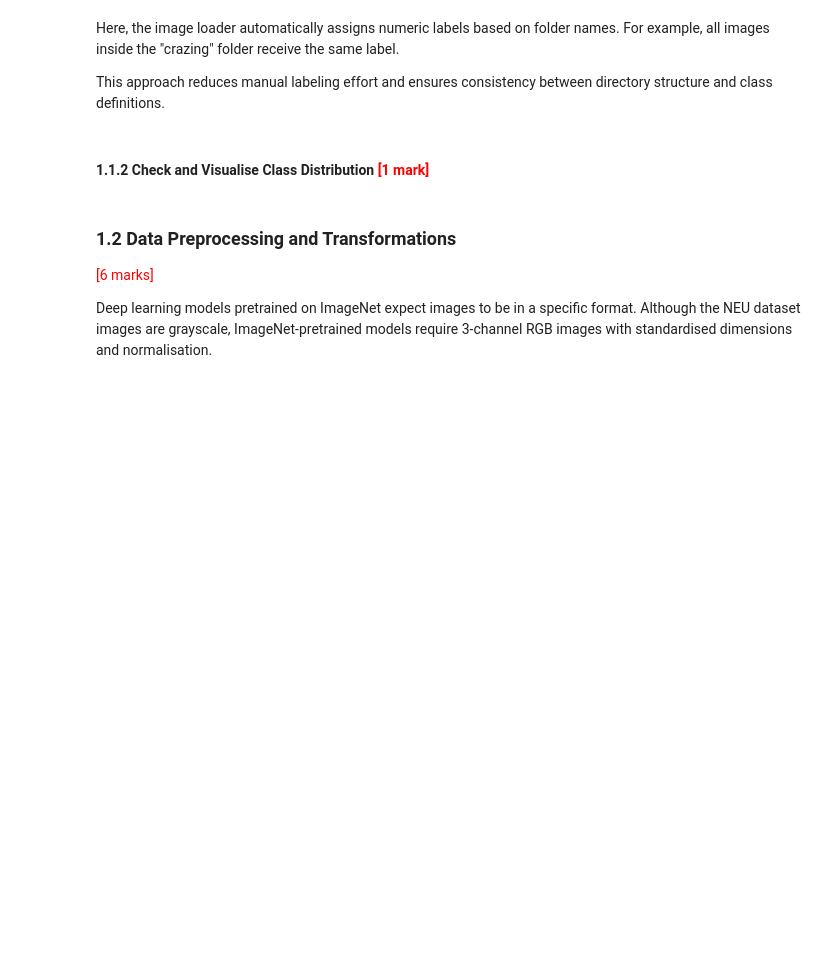
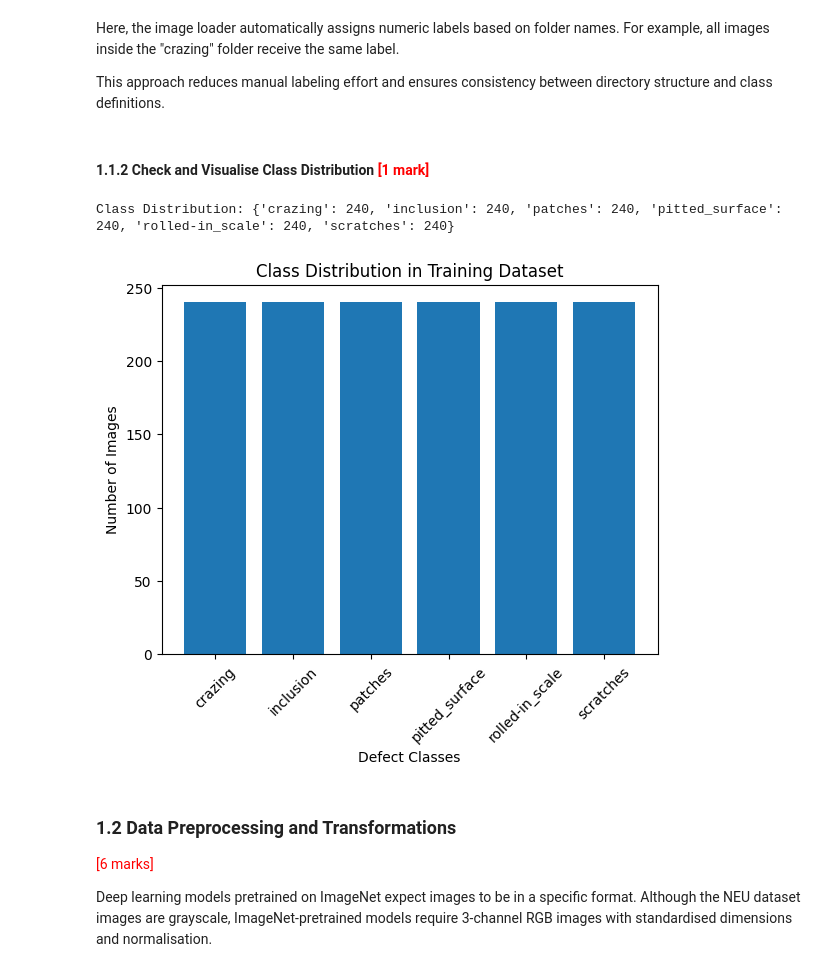
Before and after one commit to mithun6gowda/surface-defects, a Jupyter notebook: Transfer_Learning_Surface_Defect_Mithun_Gowda.ipynb, the cells around one changed output. Saved outputs shown, nothing was run; the diff lists cells and outputs as text; code cells hidden in the pictures; blank space fills up the shorter version.

```diff
--- a/Transfer_Learning_Surface_Defect_Mithun_Gowda.ipynb
+++ b/Transfer_Learning_Surface_Defect_Mithun_Gowda.ipynb
@@ -158,8 +160,31 @@ This approach reduces manual labeling effort and ensures consistency between dir
 #### **1.1.2** Check and Visualise Class Distribution <font color=red>[1 mark]</font>
 # %%
 # Dataset Class Distribution
+
+# Get labels from training dataset
+labels = [label for _, label in train_dataset]
+
+# Count occurrences of each class
+label_counts = Counter(labels)
+
+# Convert index → class name
+class_counts = {class_names[i]: label_counts[i] for i in range(len(class_names))}
+
+print("Class Distribution:", class_counts)
+# %% [output]
+Class Distribution: {'crazing': 240, 'inclusion': 240, 'patches': 240, 'pitted_surface': 240, 'rolled-in_scale': 240, 'scratches': 240}
 # %%
 # Visualise class distribution
+
+plt.figure()
+plt.bar(class_counts.keys(), class_counts.values())
+plt.xticks(rotation=45)
+plt.xlabel("Defect Classes")
+plt.ylabel("Number of Images")
+plt.title("Class Distribution in Training Dataset")
+plt.show()
+# %% [output]
+[figure, added]
 # %% [markdown]
 ### 1.2 Data Preprocessing and Transformations
 
```
Also changed, not shown: parts of 3 cells of this notebook.
